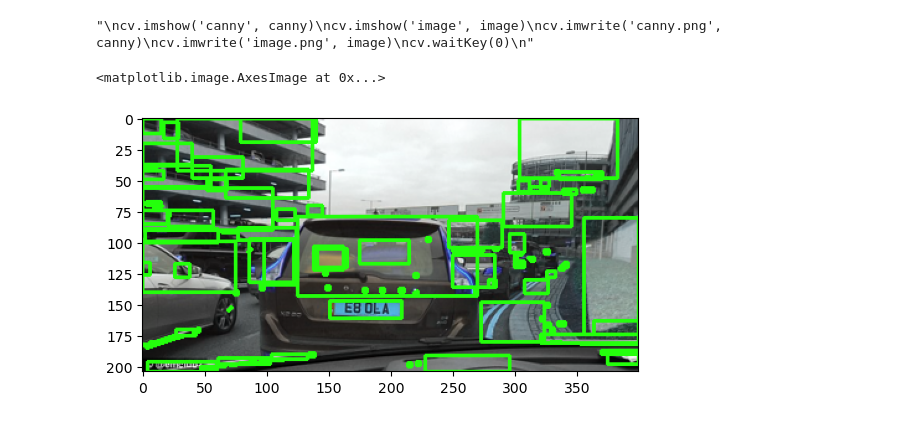
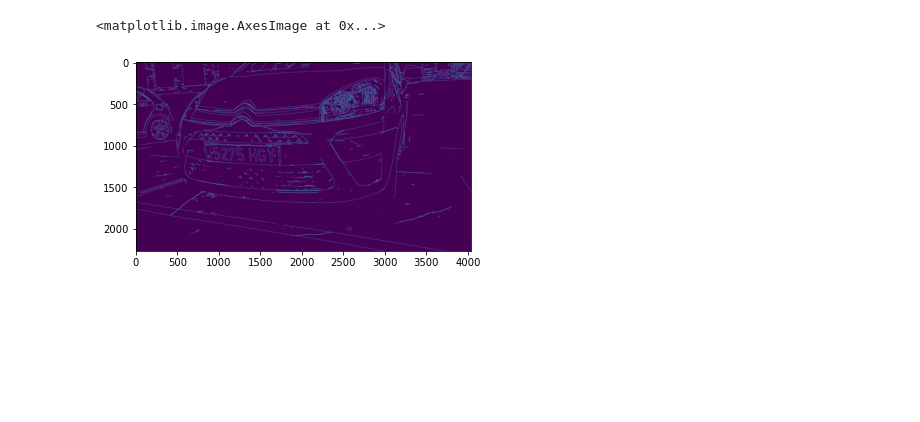
Before and after one commit to adriangar8/vision_learning_project1, a Jupyter notebook: project1/Test.ipynb, the cells around one changed output. Saved outputs shown, nothing was run; the diff lists cells and outputs as text; code cells hidden in the pictures; blank space fills up the shorter version.

```diff
--- a/project1/Test.ipynb
+++ b/project1/Test.ipynb
@@ -10,2 +13,0 @@ from paths import CAR_IMAGES_DIR  # YOU NEED TO GO TO THE paths.py FILE AND PUT
-# %%
-INDIVIDUAL_IMG_PATHS = [CAR_IMAGES_DIR / image_name for image_name in os.listdir(CAR_IMAGES_DIR)]
@@ -63,3 +49,0 @@ plot_car()
-# %%
-def mhorp_operations():
-    pass
@@ -82,21 +49,0 @@ plt.imshow(dilated_image, "gray")
-# %%
-canny = cv.Canny(dilated_image, 120, 255, 1)
-
-# Find contours
-cnts = cv.findContours(canny, cv.RETR_EXTERNAL, cv.CHAIN_APPROX_SIMPLE)
-cnts = cnts[0] if len(cnts) == 2 else cnts[1]
-
-# Iterate thorugh contours and draw rectangles around contours
-for c in cnts:
-    x,y,w,h = cv.boundingRect(c)
-    cv.rectangle(image, (x, y), (x + w, y + h), (36,255,12), 2)
-
-"""
-cv.imshow('canny', canny)
-cv.imshow('image', image)
-cv.imwrite('canny.png', canny)
-cv.imwrite('image.png', image)
-cv.waitKey(0)
-"""
-# %% [output]
-"\ncv.imshow('canny', canny)\ncv.imshow('image', image)\ncv.imwrite('canny.png', canny)\ncv.imwrite('image.png', image)\ncv.waitKey(0)\n"
@@ -103,5 +191,40 @@ cv.waitKey(0)
+# %%
+def find_license_plate_aspect_ratio(edged):
+    """Find and return the contour of the license plate."""
+    # Find contours in the edge-detected image
+    keypoints = cv2.findContours(edged.copy(), cv2.RETR_TREE, cv2.CHAIN_APPROX_SIMPLE)
+    contours = imutils.grab_contours(keypoints)
+
+    good_contours = []
+    height, width = edged.shape
+    # Calculating buffer in terms of pixels
+    border_buffer_x = width * 0.1
+    border_buffer_y = height * 0.1
+
+
+    for contour in contours:
+        x, y, w, h = cv2.boundingRect(contour)
+        # Check if the contour is inside the buffered region
+        if (x > border_buffer_x) and (x + w < width - border_buffer_x) and \
+           (y > border_buffer_y) and (y + h < height - border_buffer_y):
+            #aspect_ratio = float(w) / h
+            #if 1 < aspect_ratio:
+            good_contours.append(contour)
+
+    return None if len(contours) == 0 else good_contours
+
+# Main method to process the image and visualize the results
+def method_3(img_path):
+    _, _, edged = preprocess_image(img_path)
+    locations = find_license_plate_aspect_ratio(edged)
+    if locations is None:
+        print("Sorry, license plate not detected.")
+        return
+    return (locations), edged # Returns the contours that SVM needs to c
+# %%
+loc, img = method_3(str(INDIVIDUAL_IMG_PATHS[9]))
 # %%
-plt.imshow(image)
+plt.imshow(img)
 # %% [output]
 <matplotlib.image.AxesImage at 0x...>
-[figure, old version]
+[figure, new version]
```
Also changed, not shown: parts of 11 cells of this notebook, 3 other files.
